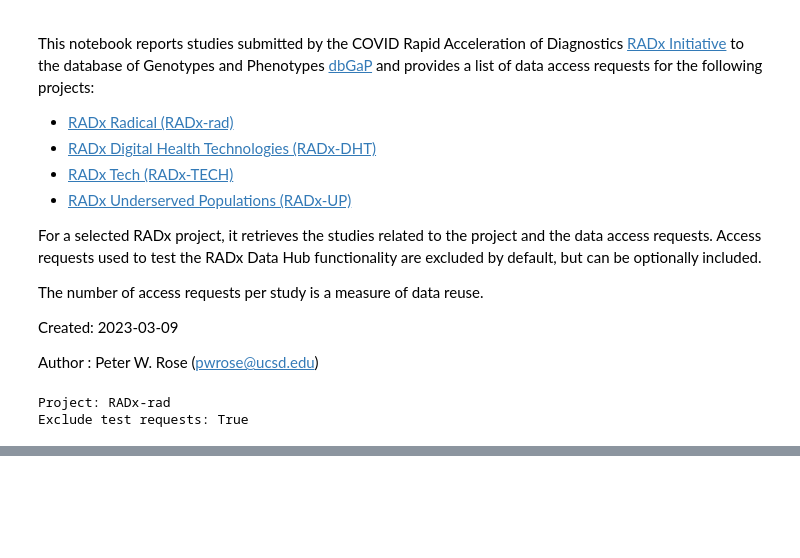
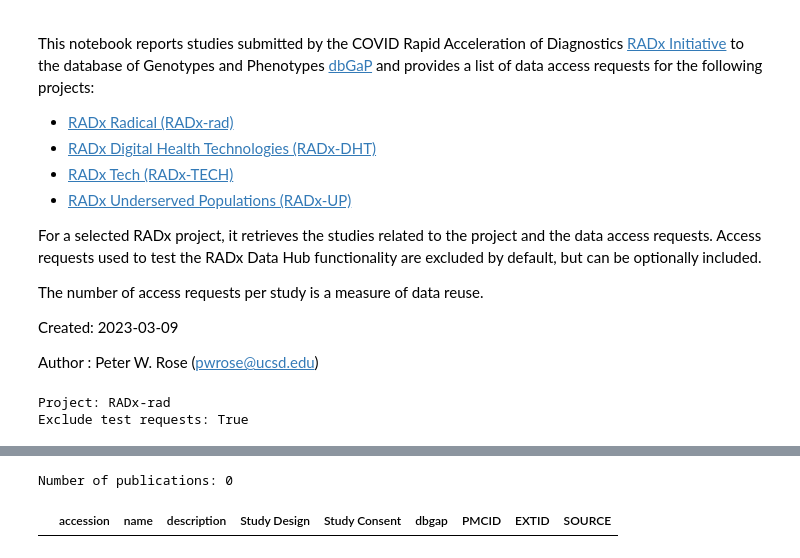
Before and after one commit to radxrad/dbgap-reporter, a Jupyter notebook: notebooks/radx-reporter.ipynb, the cells around one changed output, grey strips where cells are left out. Drawn from its saved outputs; the diff is of its cells as text; code cells hidden in the pictures; blank space fills up the shorter version.

```diff
--- a/notebooks/radx-reporter.ipynb
+++ b/notebooks/radx-reporter.ipynb
@@ -215,0 +218,11 @@ Number of unique studies       : 2
+# %%
+#@title Publications that cite or mention dbGaP accession numbers
+studies["dbgap"] = studies["accession"].apply(lambda s: s.split(".")[0])
+# get list of publications from Europe PMC
+dbgap_pub = pd.read_csv("ftp://ftp.ebi.ac.uk/pub/databases/pmc/TextMinedTerms/dbgap.csv")
+pubs = studies.merge(dbgap_pub, on="dbgap")
+print("Number of publications:", pubs.shape[0])
+display(data_table.DataTable(pubs, include_index=False, num_rows_per_page=10))
+# %% [output]
+Number of publications: 0
+|  | accession | name | description | Study Design | Study Consent | dbgap | PMCID | EXTID | SOURCE |
```
Also changed, not shown: parts of 2 cells of this notebook.
